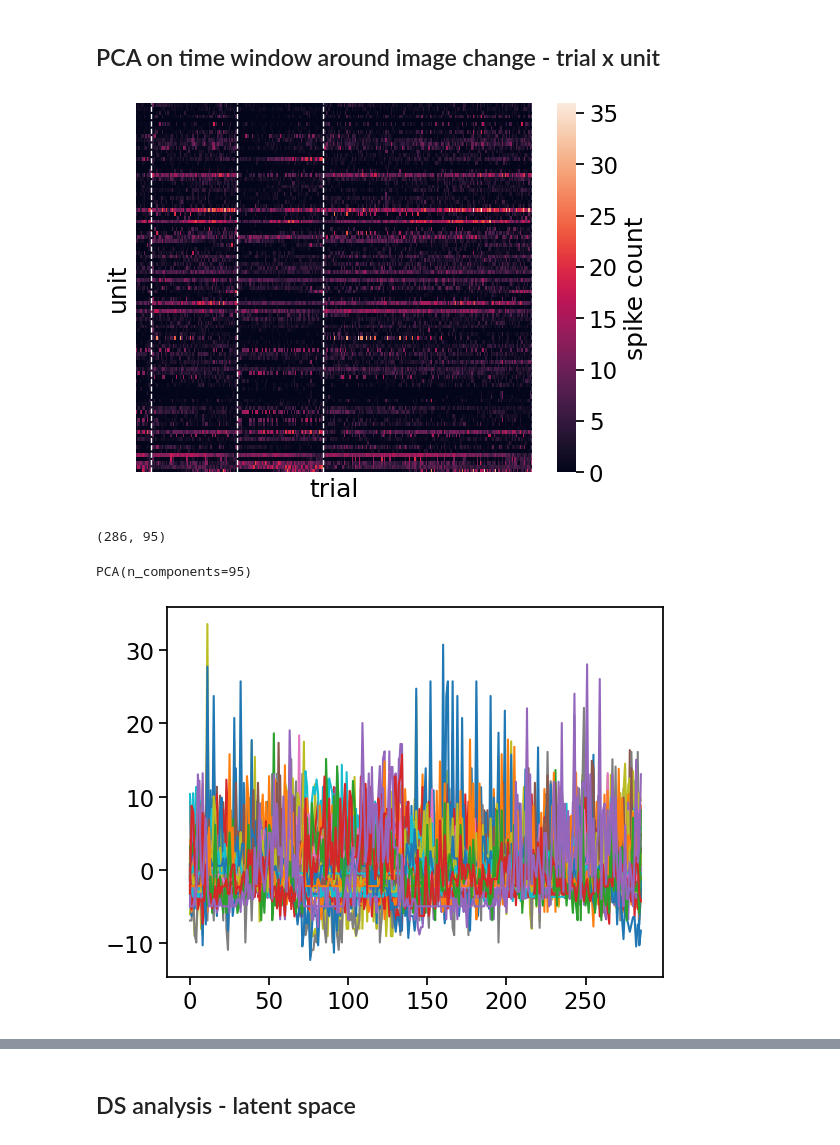
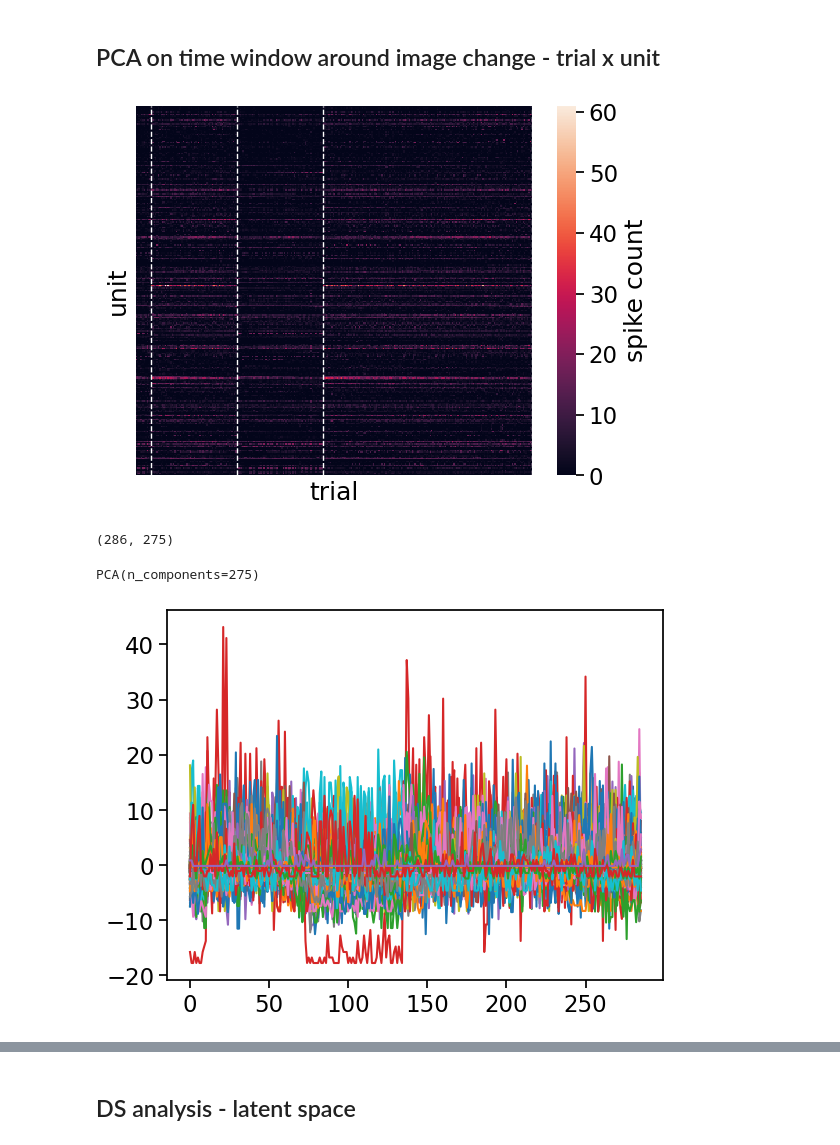
Before and after one commit to katherineperks/swdb_novelty, a Jupyter notebook: code/Exploratory_single_session.ipynb, the cells around one changed output, grey strips where cells are left out. Cells and saved outputs as stored; diff of their text form; code cells hidden in the pictures.

Commit message:
update QC metrics and time window for PCA, add animation plot

```diff
--- a/code/Exploratory_single_session.ipynb
+++ b/code/Exploratory_single_session.ipynb
@@ -86,14 +86,18 @@ unit_channels = unit_channels.sort_values('probe_vertical_position', ascending=F
 
 # filter units using QC metrics
 good_unit_filter = ((unit_channels['snr']>1)&
-                    (unit_channels['isi_violations']<1)&
-                    (unit_channels['firing_rate']>0.1))
+                    (unit_channels['isi_violations']<.5)&
+                    (unit_channels['firing_rate']>0.1)&
+                    (unit_channels['amplitude_cutoff']<0.1)&
+                    (unit_channels['presence_ratio']>.9)
+                   )
 
 good_units = unit_channels.loc[good_unit_filter]
 
 # filter by brain region
-area_of_interest = 'VISp'
-area_units = good_units[good_units['structure_acronym'] == area_of_interest]
+area_of_interest = 'VIS'
+area_units = good_units[good_units['structure_acronym'].str.contains(area_of_interest)]
+# area_units = good_units[good_units['structure_acronym'] == area_of_interest]
 num_units = len(area_units)
 print(num_units)
 # %% [output]
@@ -207,8 +211,10 @@ print(len(nn_idx), len(ff_idx), len(nf_idx), len(fn_idx))
 # align data to image change, for each condition
 spike_times = session.spike_times
 all_event_times = change_trial_df.start_time.values
-time_before = .25
-time_after = .5
+time_before = 1
+time_after = .75
+# time_before = .25
+# time_after = .5
 bin_size = 0.04
 
 # get trial-averaged response per unit to each image change condition
@@ -463,22 +592,22 @@ for ntr in [len(ff_idx), len(fn_idx), len(nf_idx), len(nn_idx)]:
     cum_ntr += ntr
     plt.axvline(x=cum_ntr, color='w', linestyle='--', linewidth=1)
 # %% [output]
-[figure, old version]
+[figure, new version]
 # %%
 # create de-meaned matrix of samples x features
 X = concat_counts.T - concat_counts.T.mean(axis=0)
 print(X.shape)
 
 # plot data (each unit is a different color)
 plt.plot(X);
 
 # perform PCA
-pca = PCA(n_components=num_units)
+pca = PCA(n_components=min(num_units,X.shape[0]))
 pca.fit(X)
 # %% [output]
-(286, 95)
+(286, 275)
-PCA(n_components=95)
+PCA(n_components=275)
-[figure, old version]
+[figure, new version]
 # %%
 # visualize variance explained by PCs
 plt.plot(pca.explained_variance_ratio_*100, 'o-')
```
Also changed, not shown: parts of 35 cells of this notebook, 6 other files.
